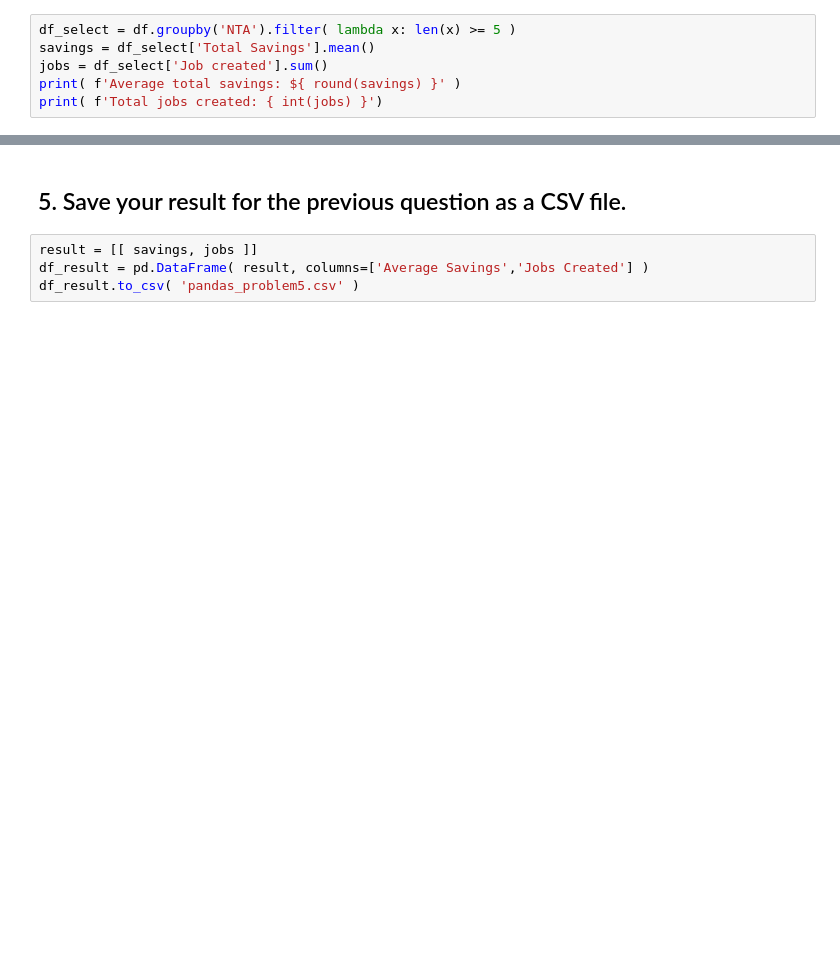
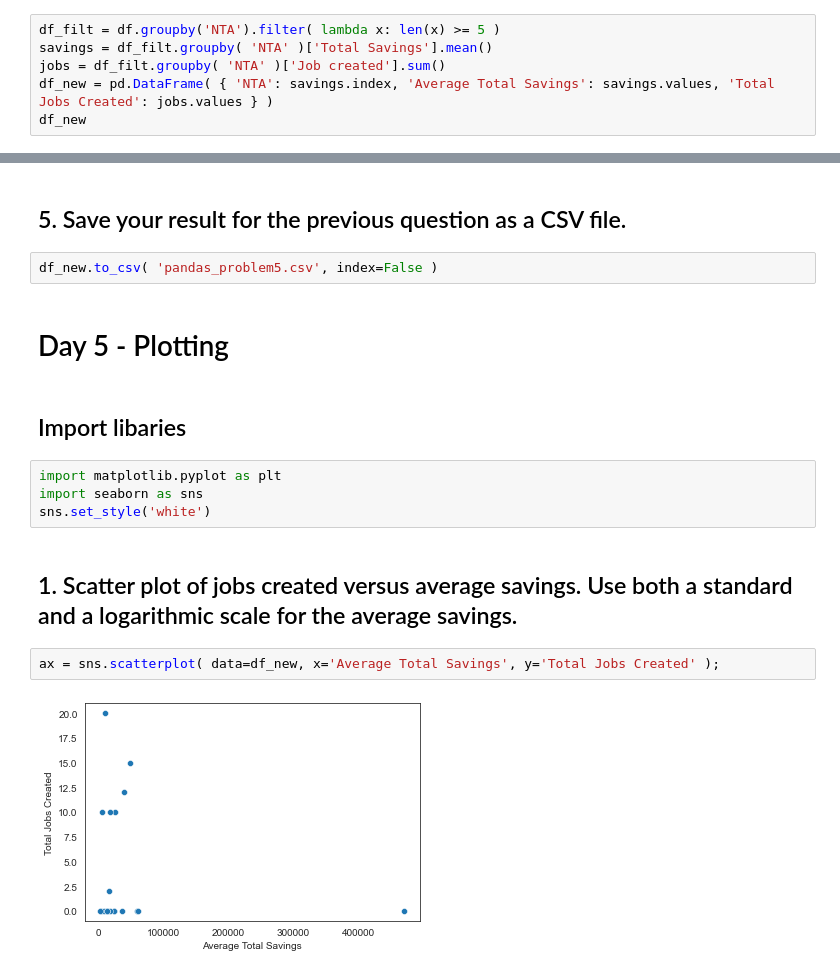
Before and after one commit to DJRdatascience/binder-framework, a Jupyter notebook: notebook_day4-5.ipynb, the cells around one changed output, grey strips where cells are left out. Cells and saved outputs as stored; diff of their text form; blank space fills up the shorter version.

```diff
--- a/notebook_day4-5.ipynb
+++ b/notebook_day4-5.ipynb
@@ -49,9 +51,9 @@ df[ 'company email' ].str.findall( pattern ).str.join('').dropna().unique().size
 # %% [markdown]
 ## 4. Considering only NTAs with at least 5 listed businesses, what is the average total savings and the total jobs created for each NTA?
 # %%
-df_select = df.groupby('NTA').filter( lambda x: len(x) >= 5 )
-savings = df_select['Total Savings'].mean()
-jobs = df_select['Job created'].sum()
-print( f'Average total savings: ${ round(savings) }' )
-print( f'Total jobs created: { int(jobs) }')
+df_filt = df.groupby('NTA').filter( lambda x: len(x) >= 5 )
+savings = df_filt.groupby( 'NTA' )['Total Savings'].mean()
+jobs = df_filt.groupby( 'NTA' )['Job created'].sum()
+df_new = pd.DataFrame( { 'NTA': savings.index, 'Average Total Savings': savings.values, 'Total Jobs Created': jobs.values } )
+df_new
 # %% [output]
@@ -60,6 +77,18 @@ Total jobs created: 79
 # %% [markdown]
 ## 5. Save your result for the previous question as a CSV file.
-# %%
-result = [[ savings, jobs ]]
-df_result = pd.DataFrame( result, columns=['Average Savings','Jobs Created'] )
-df_result.to_csv( 'pandas_problem5.csv' )
+# %%
+df_new.to_csv( 'pandas_problem5.csv', index=False )
+# %% [markdown]
+# Day 5 - Plotting
+# %% [markdown]
+## Import libaries
+# %%
+import matplotlib.pyplot as plt
+import seaborn as sns
+sns.set_style('white')
+# %% [markdown]
+## 1. Scatter plot of jobs created versus average savings. Use both a standard and a logarithmic scale for the average savings.
+# %%
+ax = sns.scatterplot( data=df_new, x='Average Total Savings', y='Total Jobs Created' );
+# %% [output]
+[figure, added]
```
Also changed, not shown: parts of 8 cells of this notebook, 1 other file.
